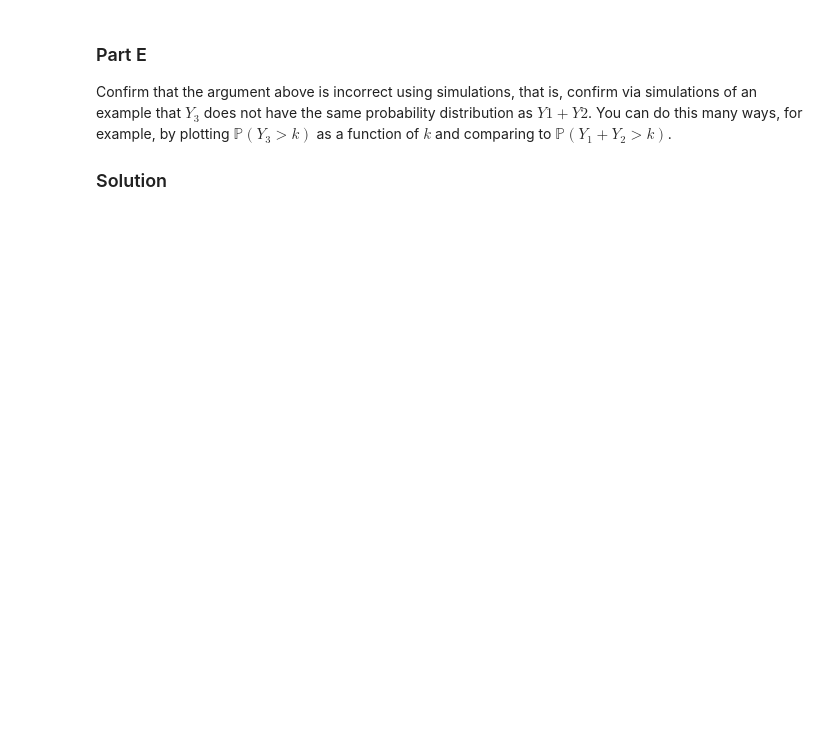
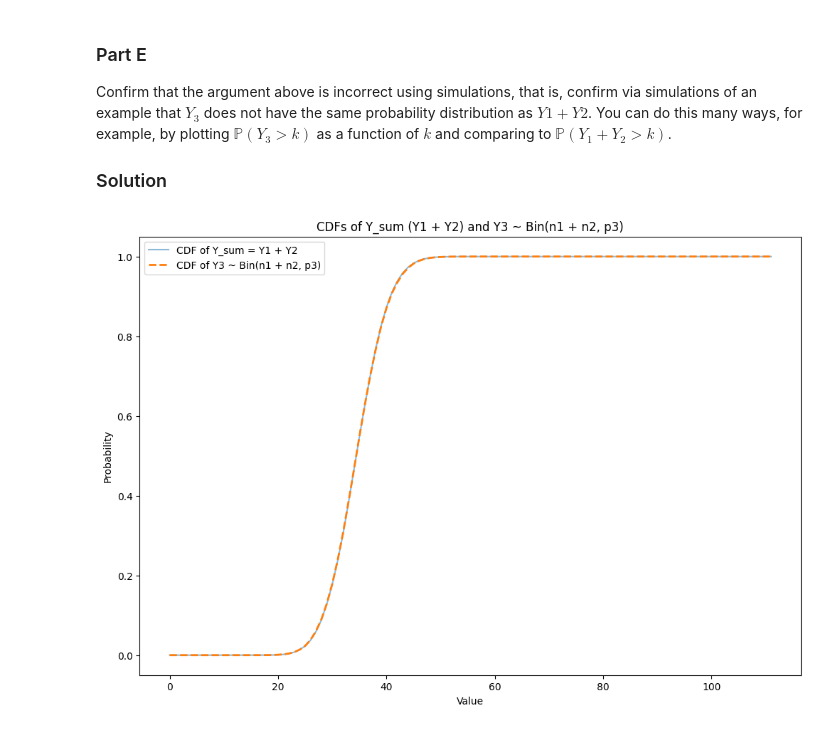
Before and after one commit to alexcraig043/math-50, a Jupyter notebook: homeworks/hw2.ipynb, the cells around one changed output. Cells and saved outputs as stored; diff of their text form; code cells hidden in the pictures; blank space fills up the shorter version.

```diff
--- a/homeworks/hw2.ipynb
+++ b/homeworks/hw2.ipynb
@@ -247,3 +292,48 @@ Explain why this argument above is flawed. **Hint:** Is the variable $X_i$ and $
 Confirm that the argument above is incorrect using simulations, that is, confirm via simulations of an example that $Y_3$ does not have the same probability distribution as $Y1 + Y2$. You can do this many ways, for example, by plotting $\mathbb{P}(Y_3 > k)$ as a function of $k$ and comparing to $\mathbb{P}(Y_1 + Y_2 > k)$.
 
 ### Solution
+# %%
+import numpy as np
+import matplotlib.pyplot as plt
+
+# Parameters
+n1 = 100
+n2 = 10
+p1 = 0.3
+p2 = 0.5
+
+# Number of simulations
+num_simulations = 100000
+
+# Simulating Y1 and Y2
+Y1 = np.random.binomial(n1, p1, num_simulations)
+Y2 = np.random.binomial(n2, p2, num_simulations)
+
+# Y = Y1 + Y2
+Y_sum = Y1 + Y2
+
+# Weighted average probability for Y3
+p3 = (n1 * p1 + n2 * p2) / (n1 + n2)
+
+# Simulating Y3
+Y3 = np.random.binomial(n1 + n2, p3, num_simulations)
+
+# Calculate CDFs
+values = range(n1 + n2 + 2)
+cdf_Y_sum = [np.mean(Y_sum <= v) for v in values]
+cdf_Y3 = [np.mean(Y3 <= v) for v in values]
+
+# Plotting CDFs
+plt.figure(figsize=(12, 8))
+
+plt.plot(values, cdf_Y_sum, label="CDF of Y_sum = Y1 + Y2", alpha=0.5)
+plt.plot(values, cdf_Y3, label="CDF of Y3 ~ Bin(n1 + n2, p3)", linestyle='--', linewidth=2)
+
+plt.xlabel("Value")
+plt.ylabel("Probability")
+plt.title("CDFs of Y_sum (Y1 + Y2) and Y3 ~ Bin(n1 + n2, p3)")
+plt.legend()
+
+plt.show()
+# %% [output]
+[figure, added]
```
Also changed, not shown: parts of 11 cells of this notebook, 1 other file.
